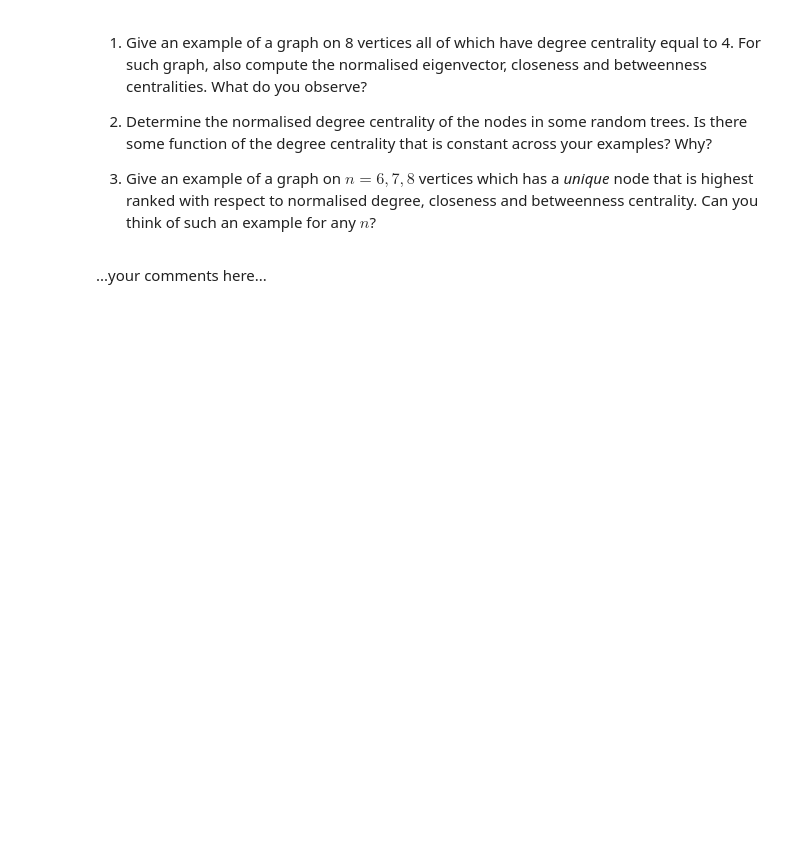
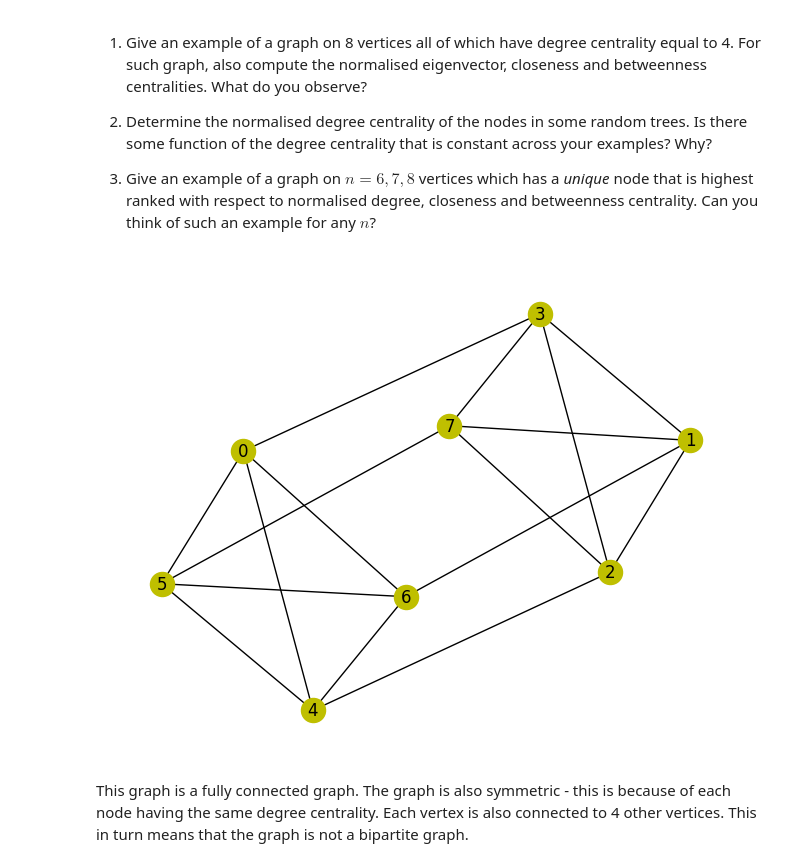
Before and after one commit to aoife-mulligan/2324-CS4423-Networks, a Jupyter notebook: Assignment_2.ipynb, the cells around one changed output. Cells and saved outputs as stored; diff of their text form; code cells hidden in the pictures; blank space fills up the shorter version.

```diff
--- a/Assignment_2.ipynb
+++ b/Assignment_2.ipynb
@@ -179,0 +367,8 @@ Please use as many code and as many text cells as needed and make sure to respon
+# %%
+eigen_cen = nx.eigenvector_centrality(I)
+nx.set_node_attributes(I, eigen_cen, 'Eigenvector Centrality')
+
+pd.DataFrame.from_dict(
+    dict(I.nodes(data=True)),
+    orient='index'
+).sort_values('Eigenvector Centrality', ascending=False)
@@ -179,0 +395,12 @@ Please use as many code and as many text cells as needed and make sure to respon
+# %%
+# closeness centrality
+
+closeness = nx.closeness_centrality(I)
+
+
+nx.set_node_attributes(I, closeness, 'Closeness Centrality')
+
+pd.DataFrame.from_dict(
+    dict(I.nodes(data=True)),
+    orient='index'
+).sort_values('Closeness Centrality', ascending=False)
@@ -179,0 +427,6 @@ Please use as many code and as many text cells as needed and make sure to respon
+# %%
+# betweenness centrality
+
+betweenness = nx.betweenness_centrality(I)
+
+print('Betweenness: ', betweenness)
@@ -179,0 +435,7 @@ Please use as many code and as many text cells as needed and make sure to respon
+# %%
+nx.set_node_attributes(I, betweenness, 'Betweenness Centrality')
+
+pd.DataFrame.from_dict(
+    dict(I.nodes(data=True)),
+    orient='index'
+).sort_values('Betweenness Centrality', ascending=False)
@@ -197,2 +473,11 @@ Please use as many code and as many text cells as needed and make sure to respon
-# %% [markdown]
-...your comments here...
+# %%
+list_of_degrees = [4, 4, 4, 4, 4, 4, 4, 4]
+
+
+G = nx.random_degree_sequence_graph(list_of_degrees)
+
+nx.draw(G, **opts)
+# %% [output]
+[figure, added]
+# %% [markdown]
+This graph is a fully connected graph. The graph is also symmetric - this is because of each node having the same degree centrality. Each vertex is also connected to 4 other vertices. This in turn means that the graph is not a bipartite graph.
```
Also changed, not shown: parts of 45 cells of this notebook.
